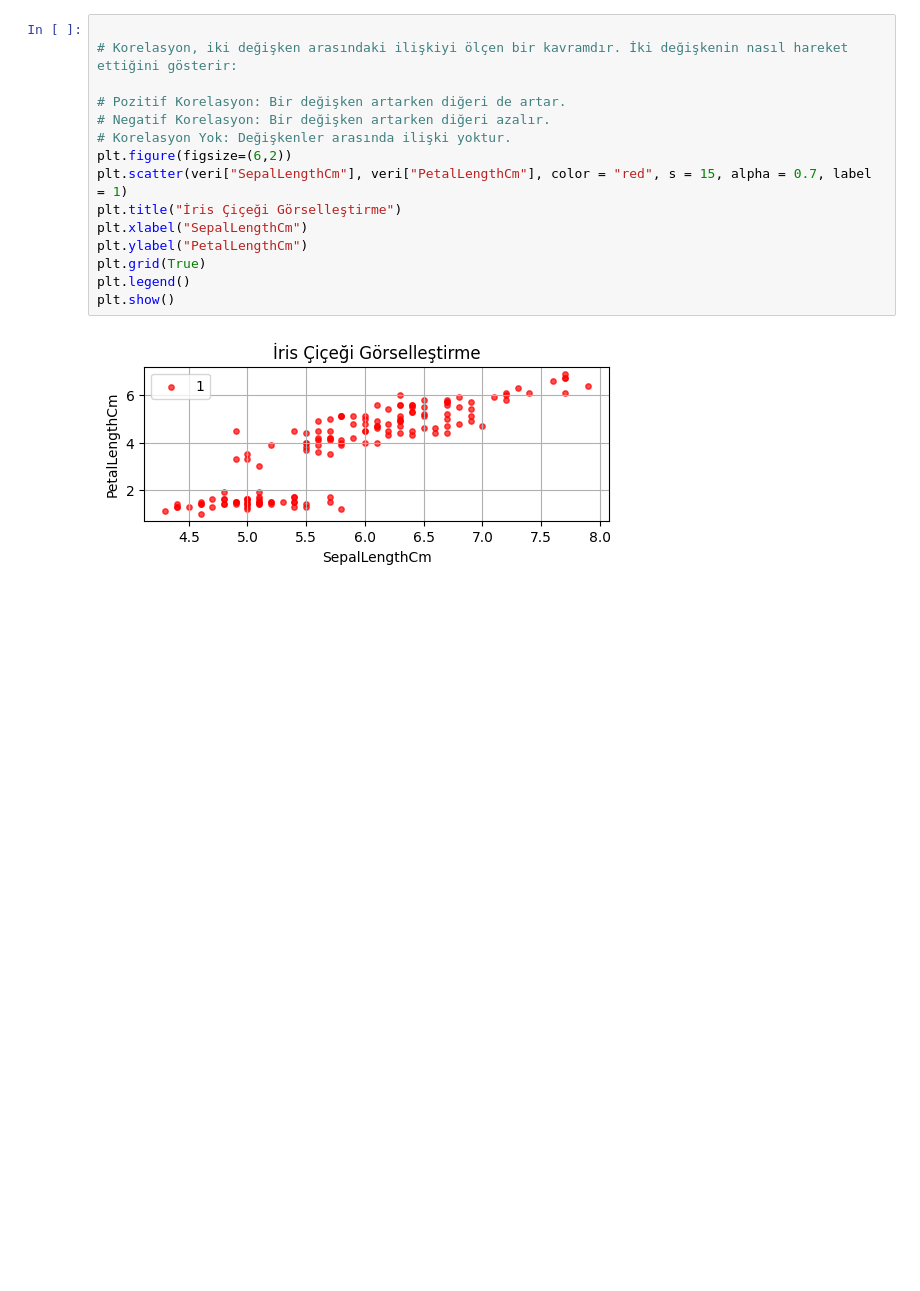
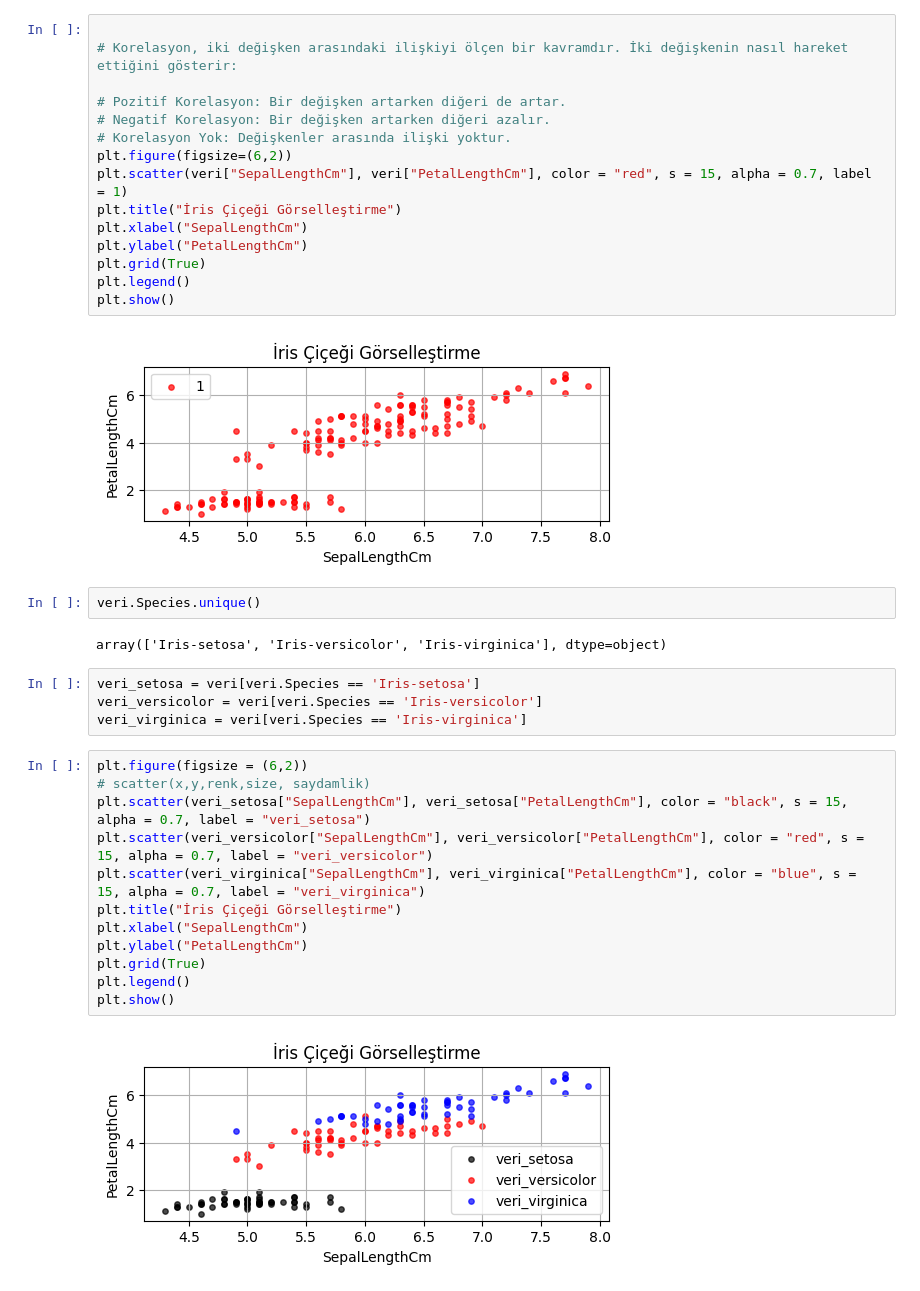
Before and after one commit to ayzezzz/Pupilica-AI-Bootcamp-Notes, a Jupyter notebook: matplotlib_operations.ipynb, the cells around one changed output. Cells and saved outputs as stored; diff of their text form; blank space fills up the shorter version.

Commit message:
visualize Iris dataset with scatter plots for each species

```diff
--- a/matplotlib_operations.ipynb
+++ b/matplotlib_operations.ipynb
@@ -114,3 +114,25 @@ plt.legend()
 plt.show()
 # %% [output]
 [figure]
+# %%
+veri.Species.unique()
+# %% [output]
+array(['Iris-setosa', 'Iris-versicolor', 'Iris-virginica'], dtype=object)
+# %%
+veri_setosa = veri[veri.Species == 'Iris-setosa']
+veri_versicolor = veri[veri.Species == 'Iris-versicolor']
+veri_virginica = veri[veri.Species == 'Iris-virginica']
+# %%
+plt.figure(figsize = (6,2))
+# scatter(x,y,renk,size, saydamlik)
+plt.scatter(veri_setosa["SepalLengthCm"], veri_setosa["PetalLengthCm"], color = "black", s = 15, alpha = 0.7, label = "veri_setosa")
+plt.scatter(veri_versicolor["SepalLengthCm"], veri_versicolor["PetalLengthCm"], color = "red", s = 15, alpha = 0.7, label = "veri_versicolor")
+plt.scatter(veri_virginica["SepalLengthCm"], veri_virginica["PetalLengthCm"], color = "blue", s = 15, alpha = 0.7, label = "veri_virginica")
+plt.title("İris Çiçeği Görselleştirme")
+plt.xlabel("SepalLengthCm")
+plt.ylabel("PetalLengthCm")
+plt.grid(True)
+plt.legend()
+plt.show()
+# %% [output]
+[figure, added]
```
